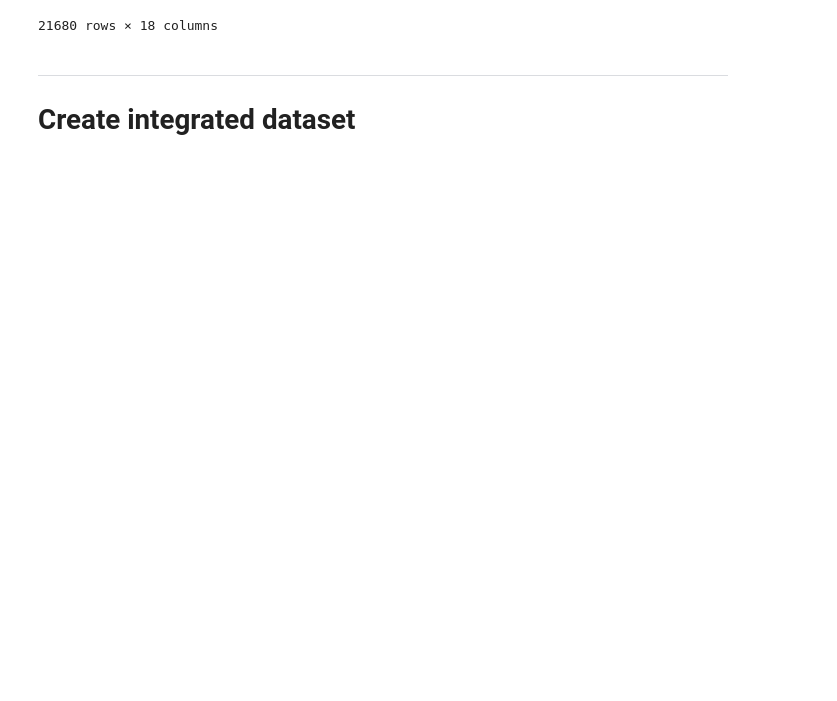
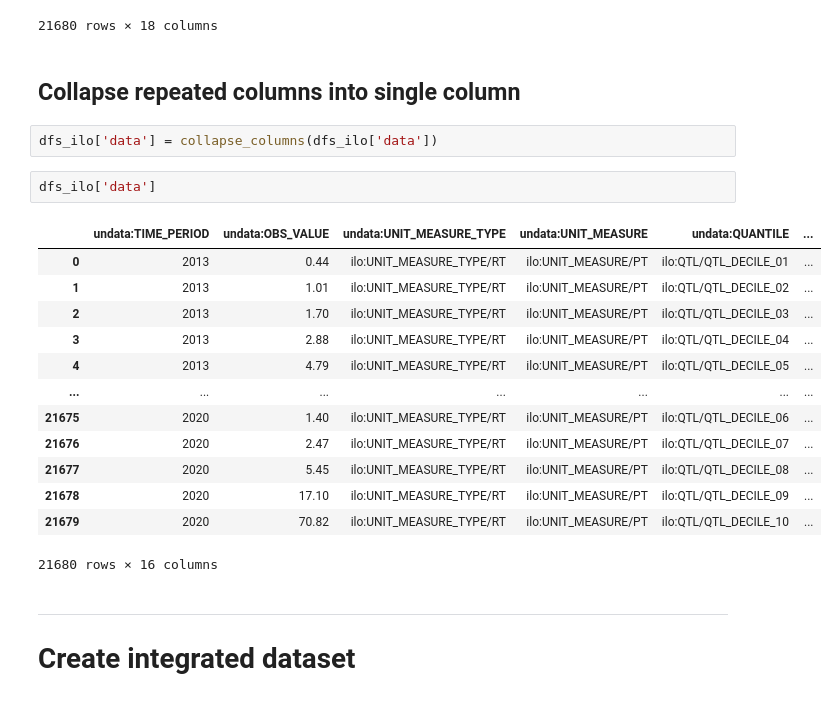
Before and after one commit to gonzalezmorales/dagstuhl-example-sdg-ilo, a Jupyter notebook: notebooks/IntegrateDatasets.ipynb, the cells around one changed output. Cells and saved outputs as stored; diff of their text form; blank space fills up the shorter version.

```diff
--- a/notebooks/IntegrateDatasets.ipynb
+++ b/notebooks/IntegrateDatasets.ipynb
@@ -270,6 +252,26 @@ dfs_ilo['data']
 | 21678 | ILO:DF_LAP_2LID_QTL_RT(1.0) | undata:GEOGRAPHY/G00800370 | ilo:FREQ/A | ilo:MEASURE/LAP_2LID_RT | ilo:QTL/QTL_DECILE_09 | 2020 | ... |
 | 21679 | ILO:DF_LAP_2LID_QTL_RT(1.0) | undata:GEOGRAPHY/G00800370 | ilo:FREQ/A | ilo:MEASURE/LAP_2LID_RT | ilo:QTL/QTL_DECILE_10 | 2020 | ... |
 21680 rows × 18 columns
+# %% [markdown]
+## Collapse repeated columns into single column
+# %%
+dfs_ilo['data'] = collapse_columns(dfs_ilo['data'])
+# %%
+dfs_ilo['data']
+# %% [output]
+|  | undata:TIME_PERIOD | undata:OBS_VALUE | undata:UNIT_MEASURE_TYPE | undata:UNIT_MEASURE | undata:QUANTILE | ... |
+| 0 | 2013 | 0.44 | ilo:UNIT_MEASURE_TYPE/RT | ilo:UNIT_MEASURE/PT | ilo:QTL/QTL_DECILE_01 | ... |
+| 1 | 2013 | 1.01 | ilo:UNIT_MEASURE_TYPE/RT | ilo:UNIT_MEASURE/PT | ilo:QTL/QTL_DECILE_02 | ... |
+| 2 | 2013 | 1.70 | ilo:UNIT_MEASURE_TYPE/RT | ilo:UNIT_MEASURE/PT | ilo:QTL/QTL_DECILE_03 | ... |
+| 3 | 2013 | 2.88 | ilo:UNIT_MEASURE_TYPE/RT | ilo:UNIT_MEASURE/PT | ilo:QTL/QTL_DECILE_04 | ... |
+| 4 | 2013 | 4.79 | ilo:UNIT_MEASURE_TYPE/RT | ilo:UNIT_MEASURE/PT | ilo:QTL/QTL_DECILE_05 | ... |
+| ... | ... | ... | ... | ... | ... | ... |
+| 21675 | 2020 | 1.40 | ilo:UNIT_MEASURE_TYPE/RT | ilo:UNIT_MEASURE/PT | ilo:QTL/QTL_DECILE_06 | ... |
+| 21676 | 2020 | 2.47 | ilo:UNIT_MEASURE_TYPE/RT | ilo:UNIT_MEASURE/PT | ilo:QTL/QTL_DECILE_07 | ... |
+| 21677 | 2020 | 5.45 | ilo:UNIT_MEASURE_TYPE/RT | ilo:UNIT_MEASURE/PT | ilo:QTL/QTL_DECILE_08 | ... |
+| 21678 | 2020 | 17.10 | ilo:UNIT_MEASURE_TYPE/RT | ilo:UNIT_MEASURE/PT | ilo:QTL/QTL_DECILE_09 | ... |
+| 21679 | 2020 | 70.82 | ilo:UNIT_MEASURE_TYPE/RT | ilo:UNIT_MEASURE/PT | ilo:QTL/QTL_DECILE_10 | ... |
+21680 rows × 16 columns
 # %% [markdown]
 ---
 # Create integrated dataset
```
Also changed, not shown: parts of 13 cells of this notebook, 1 other file.
